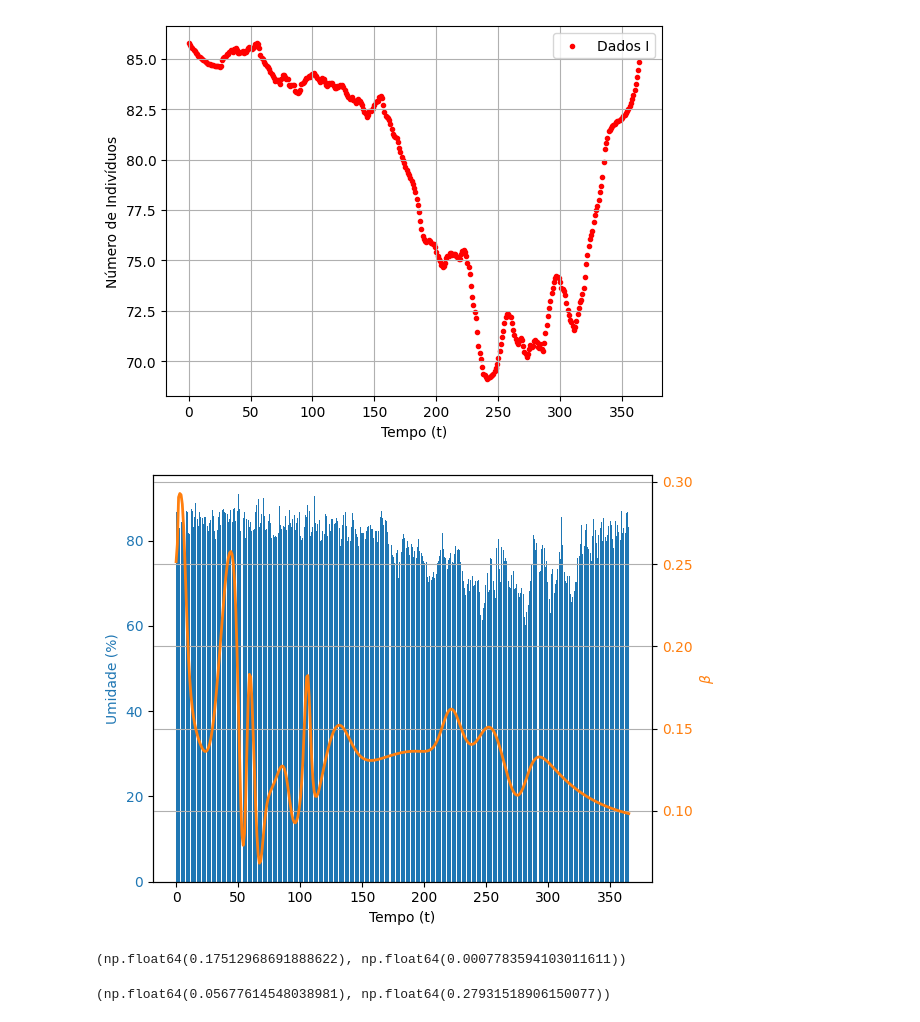
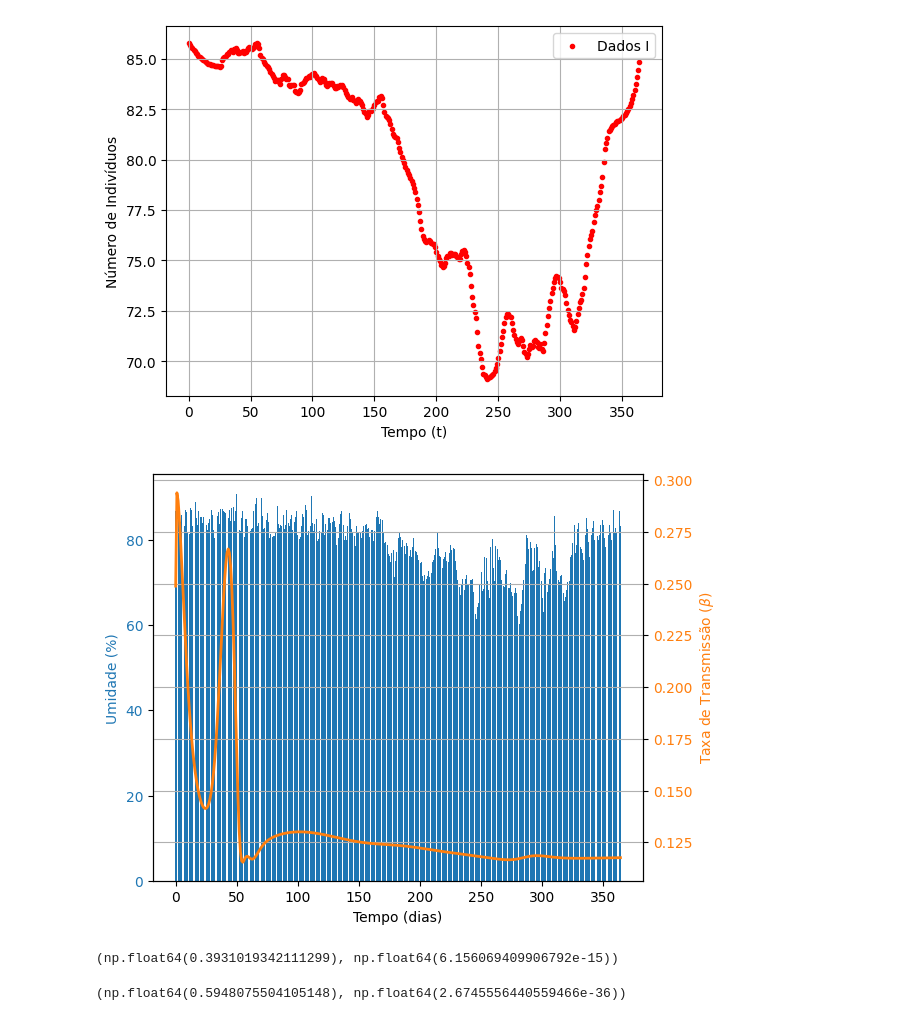
Before and after one commit to ginbar/inverse-cm, a Jupyter notebook: notebooks/real_data/InfluenzaAM2023.ipynb, the cells around one changed output. Saved outputs shown, nothing was run; the diff lists cells and outputs as text; code cells hidden in the pictures.

```diff
--- a/notebooks/real_data/InfluenzaAM2023.ipynb
+++ b/notebooks/real_data/InfluenzaAM2023.ipynb
@@ -55,13 +55,14 @@ gamma = 1/7
 # %%
 model = WorkflowModel(t_0, t_f, I_data, data_t, N, gamma,
     activation="tanh",
-    n_hidden_layers=3,
-    hidden_layer_size=80,
+    n_hidden_layers=4,
+    hidden_layer_size=20,
     w_physics=10,
     w_beta_smoothness=1,
-    scaling="min/max2",
-    estimate_beta=True,
-    beta_estimation_method="linaprox",
+    scaling="min/max",
+    feature_range=(0, 1),
+    beta_estimation_method="linregress",
+    beta_estimation_window=7,
     adaptative_wdata=False,
     early_stopping=False)
 # %% [output]
@@ -76,3 +79,3 @@ model.S0, model.I0, model.beta0
 # %%
-model.train()
+model.train(verbose=1)
 # %% [output]
@@ -119,23 +143,24 @@ u_hat = interp1d(norm_t, u_smooth, kind="cubic", fill_value="extrapolate")
 # %%
 correlation_t = np.linspace(t_0, t_f, len(humidity_values))
 pred_beta_correlation = model.predict(correlation_t)[:,2]
 
 plotting.plot_correlation(
     pred_beta_correlation,
     humidity_values,
     correlation_t,
     "Umidade (%)",
-    "beta-humidity-correlation"
+    xlabel="Tempo (dias)",
+    figname="beta-humidity-correlation"
 )
 # %% [output]
-[figure, old version]
+[figure, new version]
 # %%
 pearson_test = pearsonr(pred_beta_correlation, humidity_values)
 pearson_test.statistic, pearson_test.pvalue
 # %% [output]
-(np.float64(0.17512968691888622), np.float64(0.0007783594103011611))
+(np.float64(0.3931019342111299), np.float64(6.156069409906792e-15))
 # %%
 spearman_test = spearmanr(pred_beta_correlation, humidity_values)
 spearman_test.statistic, spearman_test.pvalue
 # %% [output]
-(np.float64(0.05677614548038981), np.float64(0.27931518906150077))
+(np.float64(0.5948075504105148), np.float64(2.6745556440559466e-36))
```
Also changed, not shown: parts of 10 cells of this notebook, 22 other files.
